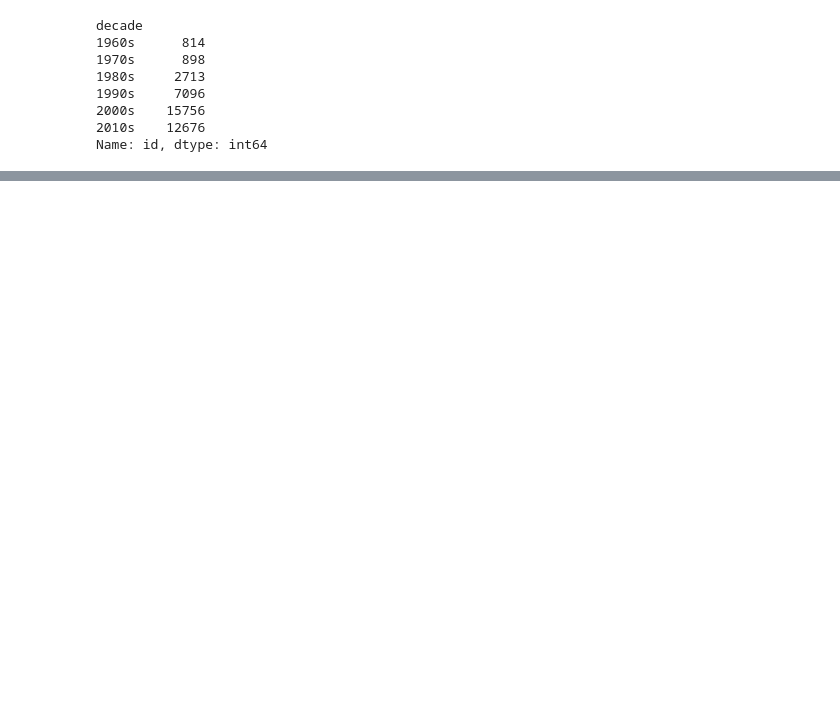
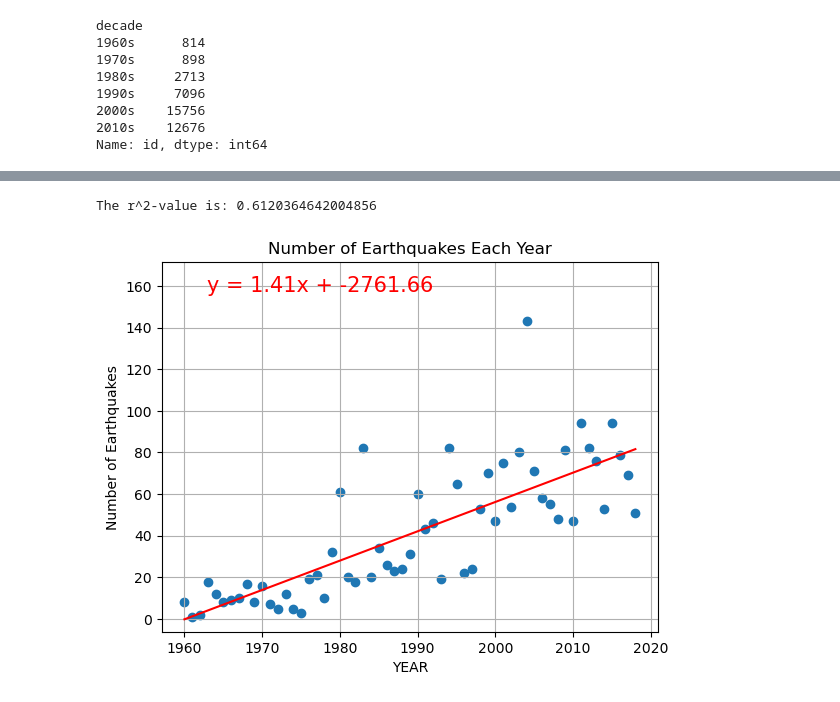
Before and after one commit to andrewplane/project_one, a Jupyter notebook: andrew.ipynb, the cells around one changed output, grey strips where cells are left out. Drawn from its saved outputs; the diff is of its cells as text; code cells hidden in the pictures; blank space fills up the shorter version.

```diff
--- a/andrew.ipynb
+++ b/andrew.ipynb
@@ -297,0 +271,12 @@ eq_df
+# %%
+eq_df = pd.DataFrame(df.loc[df['disastertype'] == 'earthquake', 'year'])
+eq_by_year = eq_df.groupby('year').value_counts()
+eqby_df = pd.DataFrame(eq_by_year).reset_index()
+
+x = eqby_df['year']
+y = eqby_df['count']
+
+plot_linear_regression(x, y, 'YEAR', 'Number of Earthquakes', 'Number of Earthquakes Each Year')
+# %% [output]
+The r^2-value is: 0.6120364642004856
+[figure, added]
```
Also changed, not shown: parts of 27 cells of this notebook.
